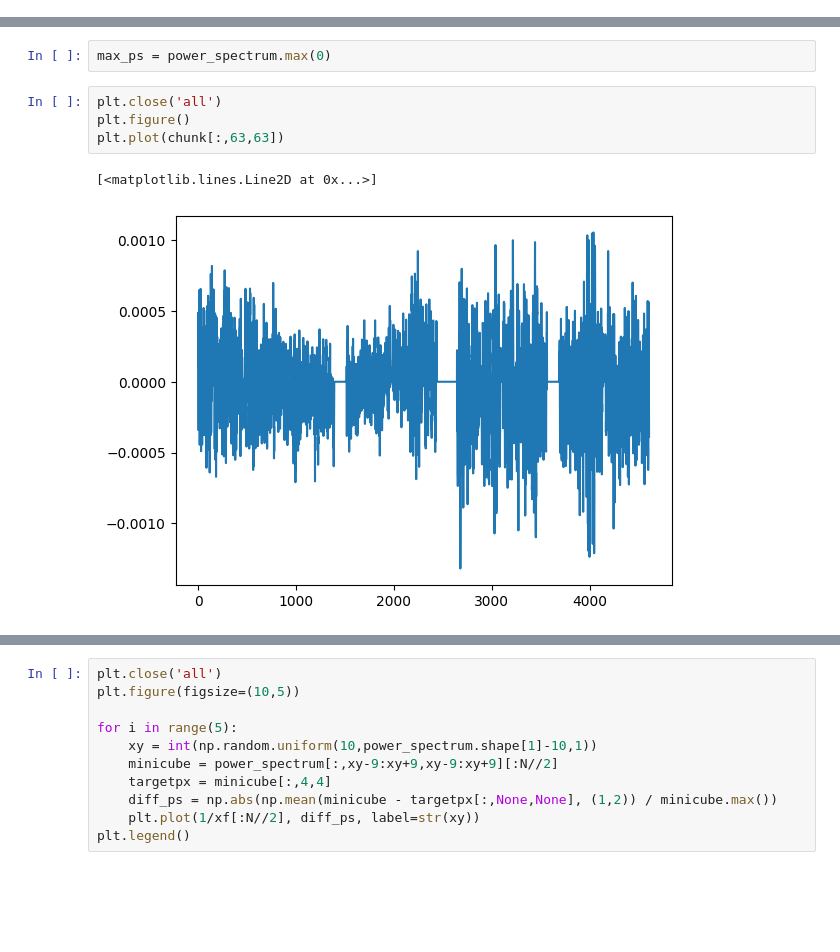
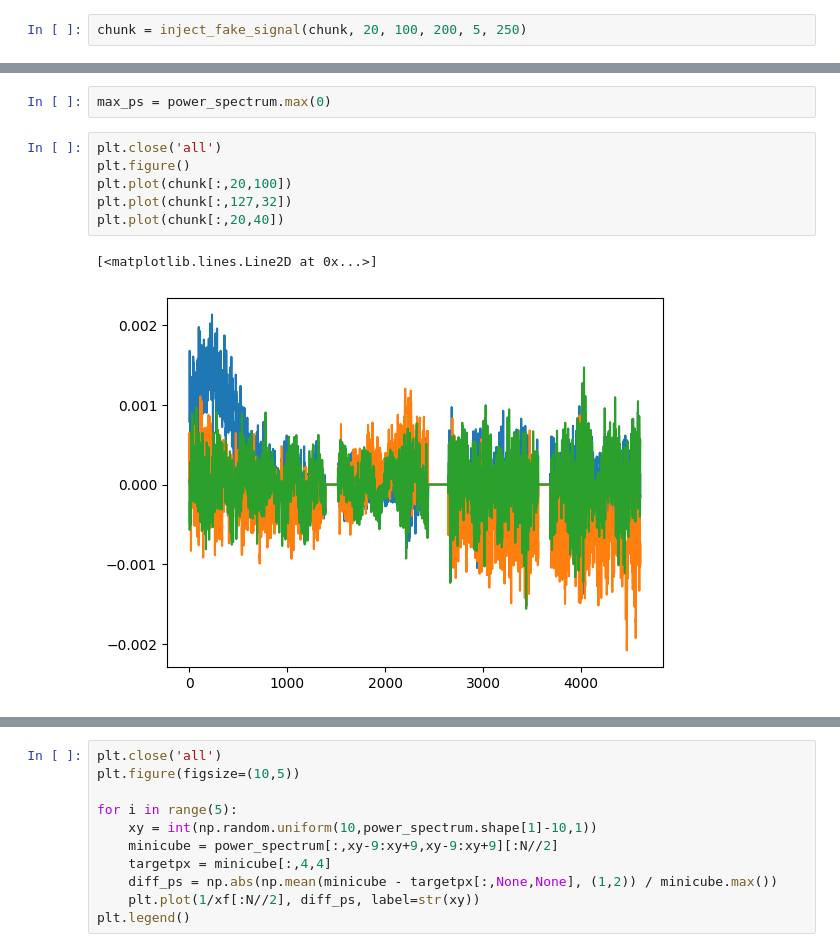
Before and after one commit to SpaceMeerkat/traident, a Jupyter notebook: training/preprocessing.ipynb, the cells around one changed output, grey strips where cells are left out. Drawn from its saved outputs; the diff is of its cells as text; blank space fills up the shorter version.

```diff
--- a/training/preprocessing.ipynb
+++ b/training/preprocessing.ipynb
@@ -57,3 +57,5 @@ chunk = getChunkIndexed(cube, 1348, 2223, blockSize=64)
 print(f"Size of chunk: {chunk.shape}")
 # %% [output]
 Size of chunk: (4608, 128, 128)
+# %%
+chunk = inject_fake_signal(chunk, 20, 100, 200, 5, 250)
@@ -72,10 +76,12 @@ max_ps = power_spectrum.max(0)
 # %%
 plt.close('all')
 plt.figure()
-plt.plot(chunk[:,63,63])
+plt.plot(chunk[:,20,100])
+plt.plot(chunk[:,127,32])
+plt.plot(chunk[:,20,40])
 # %% [output]
 [<matplotlib.lines.Line2D at 0x...>]
-[figure, old version]
+[figure, new version]
 # %%
 plt.figure()
 plt.imshow(nth_largest)
```
Also changed, not shown: parts of 8 cells of this notebook.
